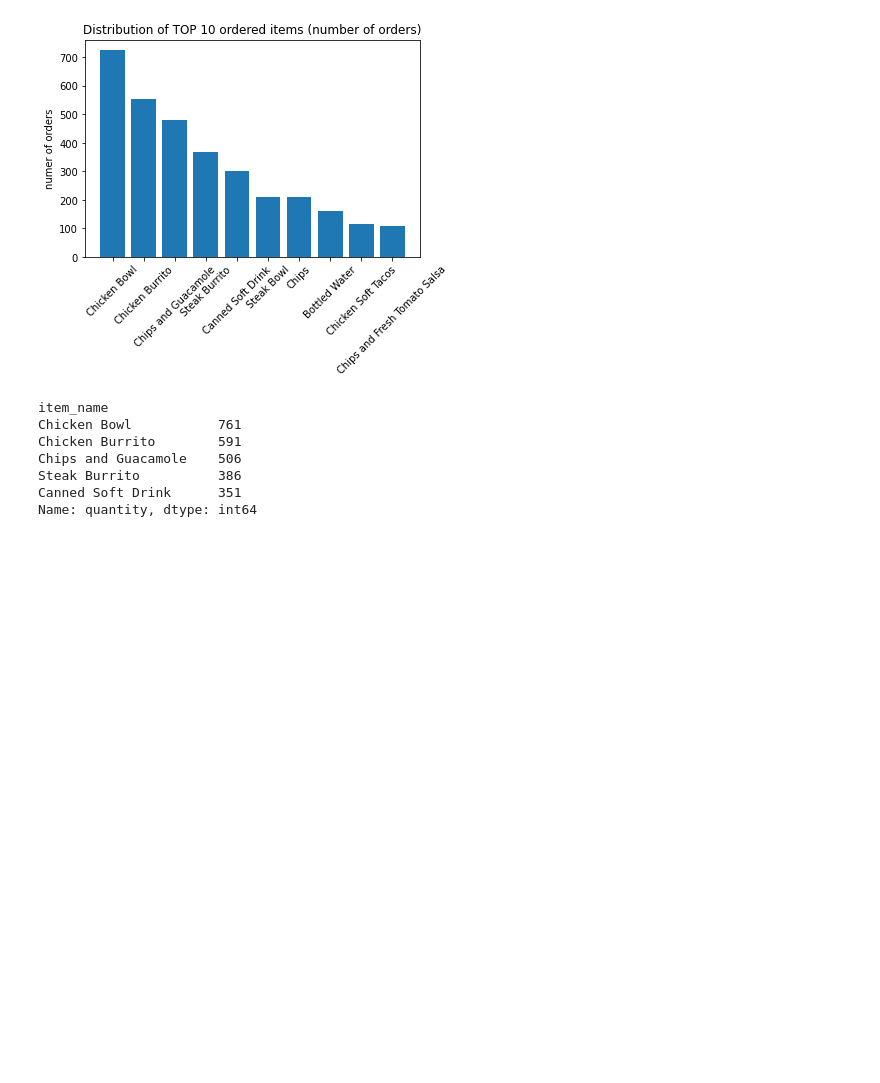
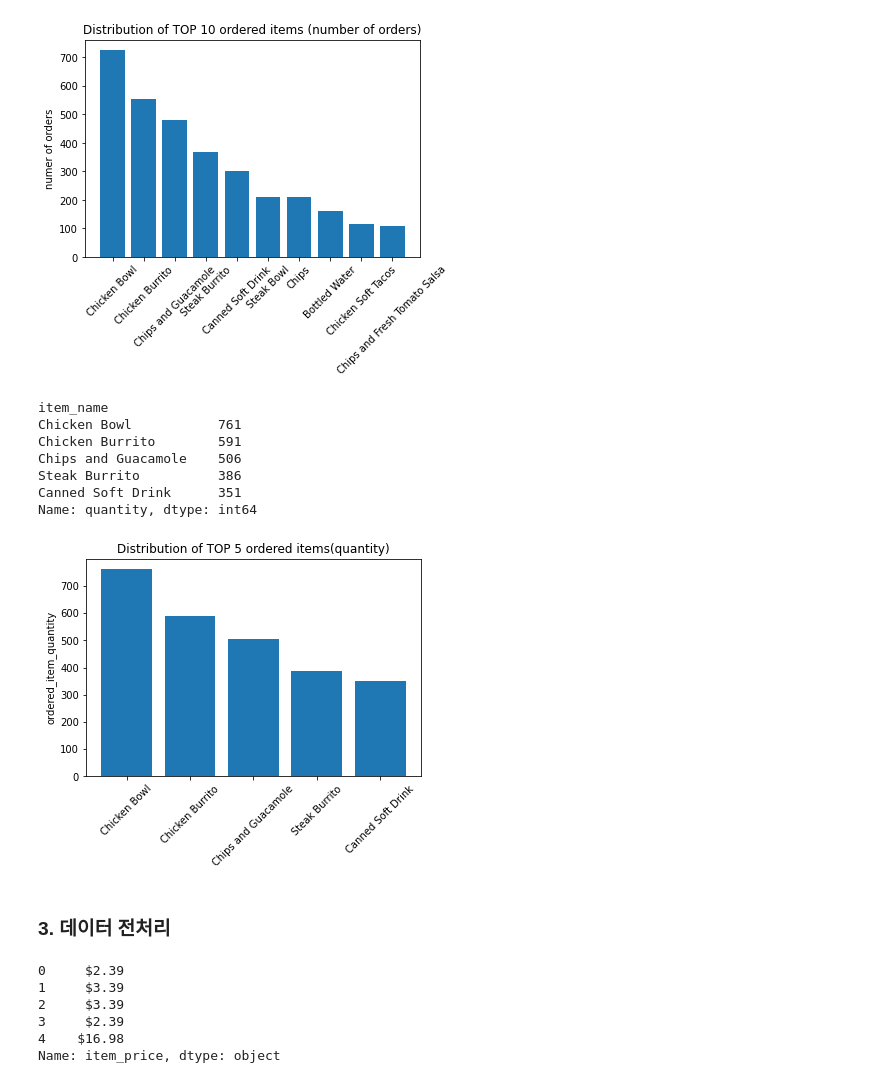
Before and after one commit to carlyle1233/22-2_IT_mining, a Jupyter notebook: python_basics2_실습.ipynb, the cells around one changed output. Drawn from its saved outputs; the diff is of its cells as text; code cells hidden in the pictures; blank space fills up the shorter version.

```diff
--- a/python_basics2_실습.ipynb
+++ b/python_basics2_실습.ipynb
@@ -310,7 +319,8 @@ plt.show()
 #주문량이 가장 많은 음식 5가지
 
 order_quantity=chipo.groupby('item_name')['quantity'].sum()
-order_quantity.sort_values(ascending=False).head()
+order_sorted=order_quantity.sort_values(ascending=False)[:5]
+print(order_sorted)
 # %% [output]
 item_name
 Chicken Bowl           761
@@ -319,3 +329,34 @@ Chips and Guacamole    506
 Steak Burrito          386
 Canned Soft Drink      351
 Name: quantity, dtype: int64
+# %%
+item_list=order_sorted.index.tolist()
+item_qty=order_sorted.values.tolist()
+
+plt.bar(item_list, item_qty, align='center')
+plt.ylabel('ordered_item_quantity')
+plt.title('Distribution of TOP 5 ordered items(quantity)')
+plt.xticks(rotation=45)
+plt.show()
+# %% [output]
+[figure, added]
+# %% [markdown]
+### 3. 데이터 전처리
+# %%
+#가격, 수치 계산 >> 숫자로 변환시키기
+
+display(chipo['item_price'].head())
+
+
+
+
+#chipo.describe()
+
+#chipo.head()
+# %% [output]
+0     $2.39
+1     $3.39
+2     $3.39
+3     $2.39
+4    $16.98
+Name: item_price, dtype: object
```
Also changed, not shown: parts of 53 cells of this notebook.
